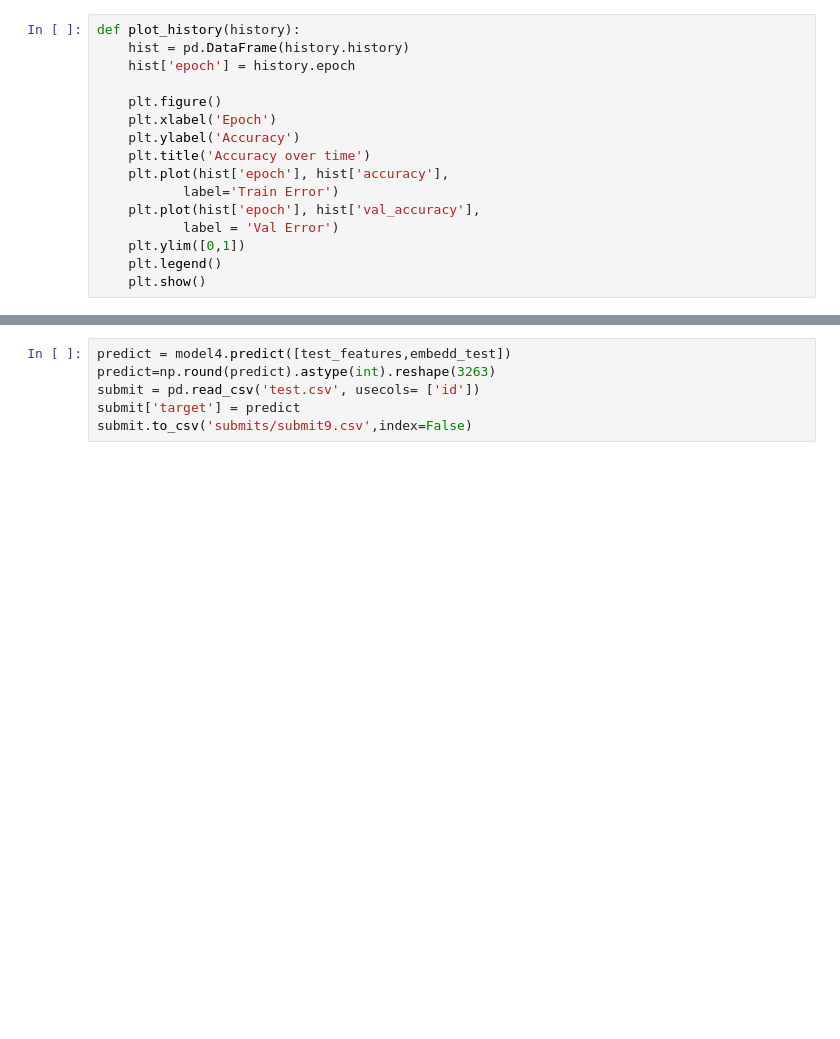
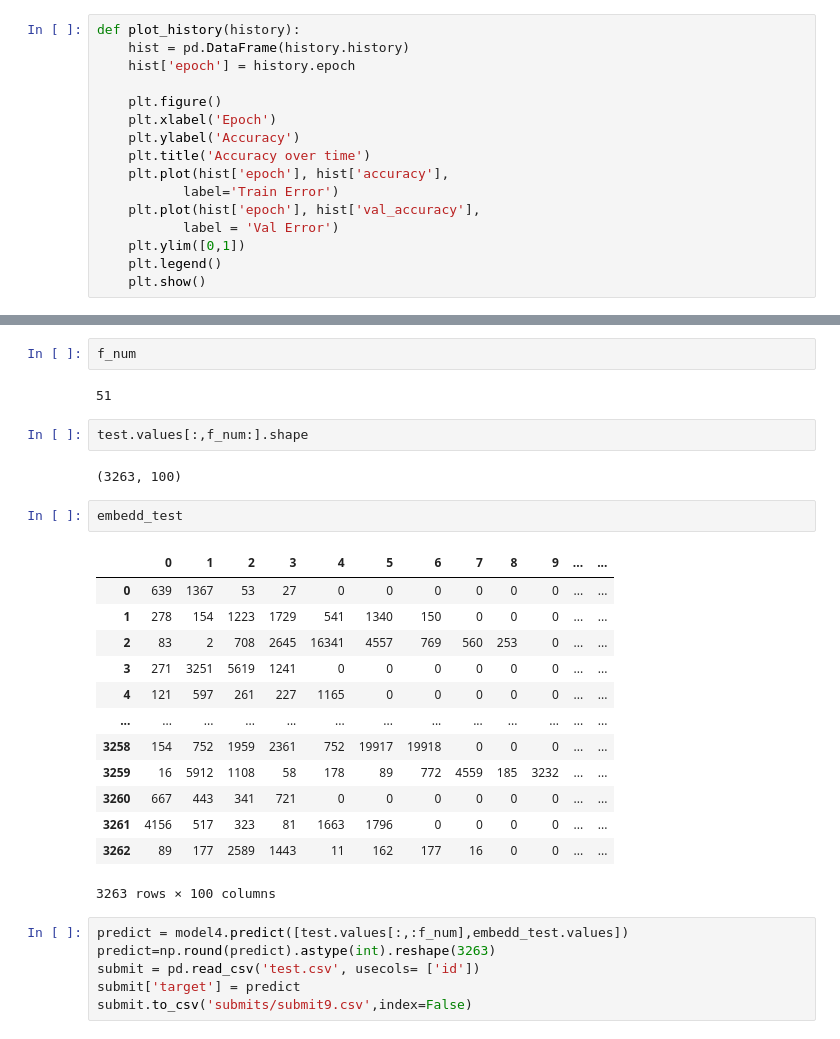
Before and after one commit to freedocx/NPLdisasterPrediction, a Jupyter notebook: prediction_cnn_embedding.ipynb, the cells around one changed output, grey strips where cells are left out. Saved outputs shown, nothing was run; the diff lists cells and outputs as text; blank space fills up the shorter version.

```diff
--- a/prediction_cnn_embedding.ipynb
+++ b/prediction_cnn_embedding.ipynb
@@ -188,5 +251,29 @@ plot_history(history)
+# %%
+f_num
+# %% [output]
+51
+# %%
+test.values[:,f_num:].shape
+# %% [output]
+(3263, 100)
+# %%
+embedd_test
+# %% [output]
+|  | 0 | 1 | 2 | 3 | 4 | 5 | 6 | 7 | 8 | 9 | ... | ... |
+| 0 | 639 | 1367 | 53 | 27 | 0 | 0 | 0 | 0 | 0 | 0 | ... | ... |
+| 1 | 278 | 154 | 1223 | 1729 | 541 | 1340 | 150 | 0 | 0 | 0 | ... | ... |
+| 2 | 83 | 2 | 708 | 2645 | 16341 | 4557 | 769 | 560 | 253 | 0 | ... | ... |
+| 3 | 271 | 3251 | 5619 | 1241 | 0 | 0 | 0 | 0 | 0 | 0 | ... | ... |
+| 4 | 121 | 597 | 261 | 227 | 1165 | 0 | 0 | 0 | 0 | 0 | ... | ... |
+| ... | ... | ... | ... | ... | ... | ... | ... | ... | ... | ... | ... | ... |
+| 3258 | 154 | 752 | 1959 | 2361 | 752 | 19917 | 19918 | 0 | 0 | 0 | ... | ... |
+| 3259 | 16 | 5912 | 1108 | 58 | 178 | 89 | 772 | 4559 | 185 | 3232 | ... | ... |
+| 3260 | 667 | 443 | 341 | 721 | 0 | 0 | 0 | 0 | 0 | 0 | ... | ... |
+| 3261 | 4156 | 517 | 323 | 81 | 1663 | 1796 | 0 | 0 | 0 | 0 | ... | ... |
+| 3262 | 89 | 177 | 2589 | 1443 | 11 | 162 | 177 | 16 | 0 | 0 | ... | ... |
+3263 rows × 100 columns
 # %%
-predict = model4.predict([test_features,embedd_test])
+predict = model4.predict([test.values[:,:f_num],embedd_test.values])
 predict=np.round(predict).astype(int).reshape(3263)
 submit = pd.read_csv('test.csv', usecols= ['id'])
 submit['target'] = predict
```
Also changed, not shown: parts of 23 cells of this notebook, 4 other files.
